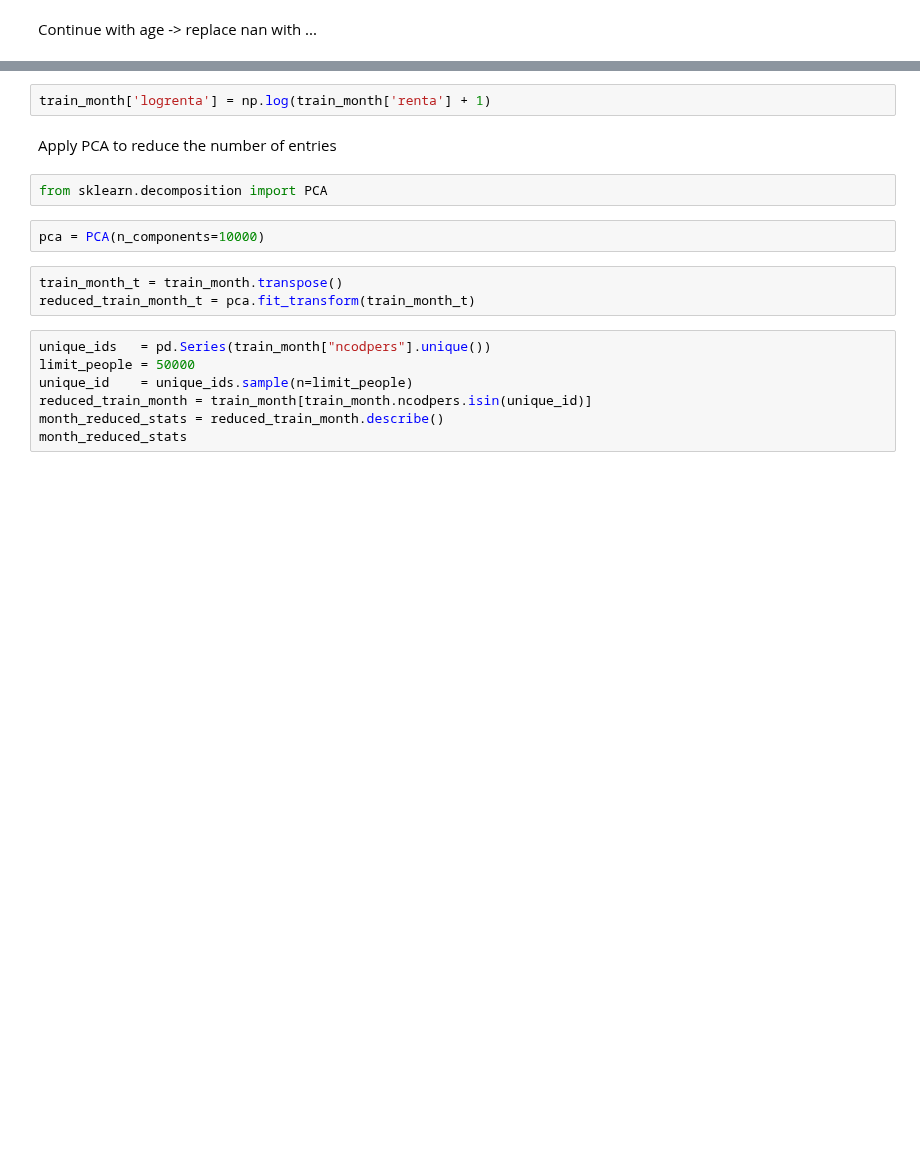
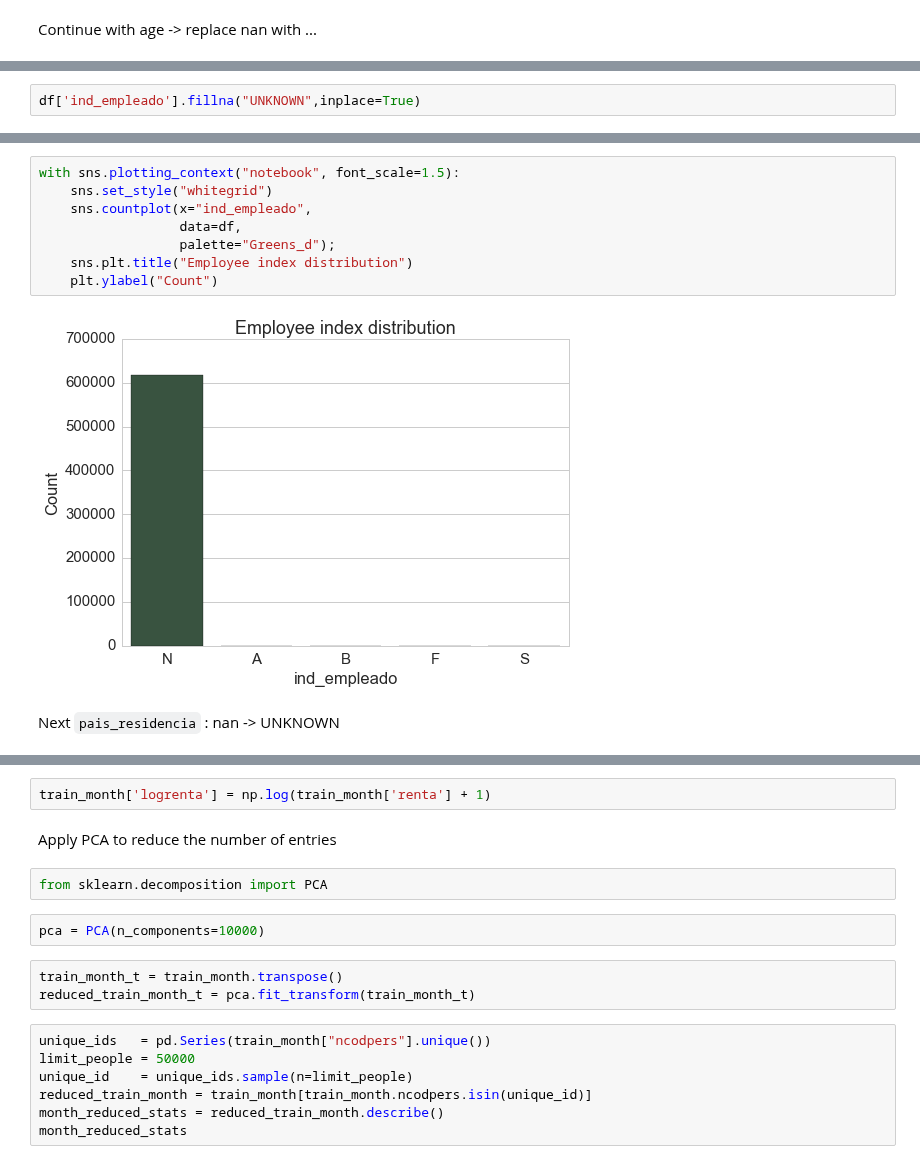
Before and after one commit to vfdev-5/SPR, a Jupyter notebook: spr_data_analysis.ipynb, the cells around one changed output, grey strips where cells are left out. Saved outputs shown, nothing was run; the diff lists cells and outputs as text; blank space fills up the shorter version.

Commit message:
* Update data analysis

```diff
--- a/spr_data_analysis.ipynb
+++ b/spr_data_analysis.ipynb
@@ -258,0 +347,2 @@ with sns.plotting_context("notebook",font_scale=1.5):
+# %%
+df['ind_empleado'].fillna("UNKNOWN",inplace=True)
@@ -258,0 +362,12 @@ with sns.plotting_context("notebook",font_scale=1.5):
+# %%
+with sns.plotting_context("notebook", font_scale=1.5):
+    sns.set_style("whitegrid")
+    sns.countplot(x="ind_empleado",
+                  data=df,
+                  palette="Greens_d");
+    sns.plt.title("Employee index distribution")
+    plt.ylabel("Count")
+# %% [output]
+[figure, added]
+# %% [markdown]
+Next `pais_residencia` : nan -> UNKNOWN
```
Also changed, not shown: parts of 39 cells of this notebook.
